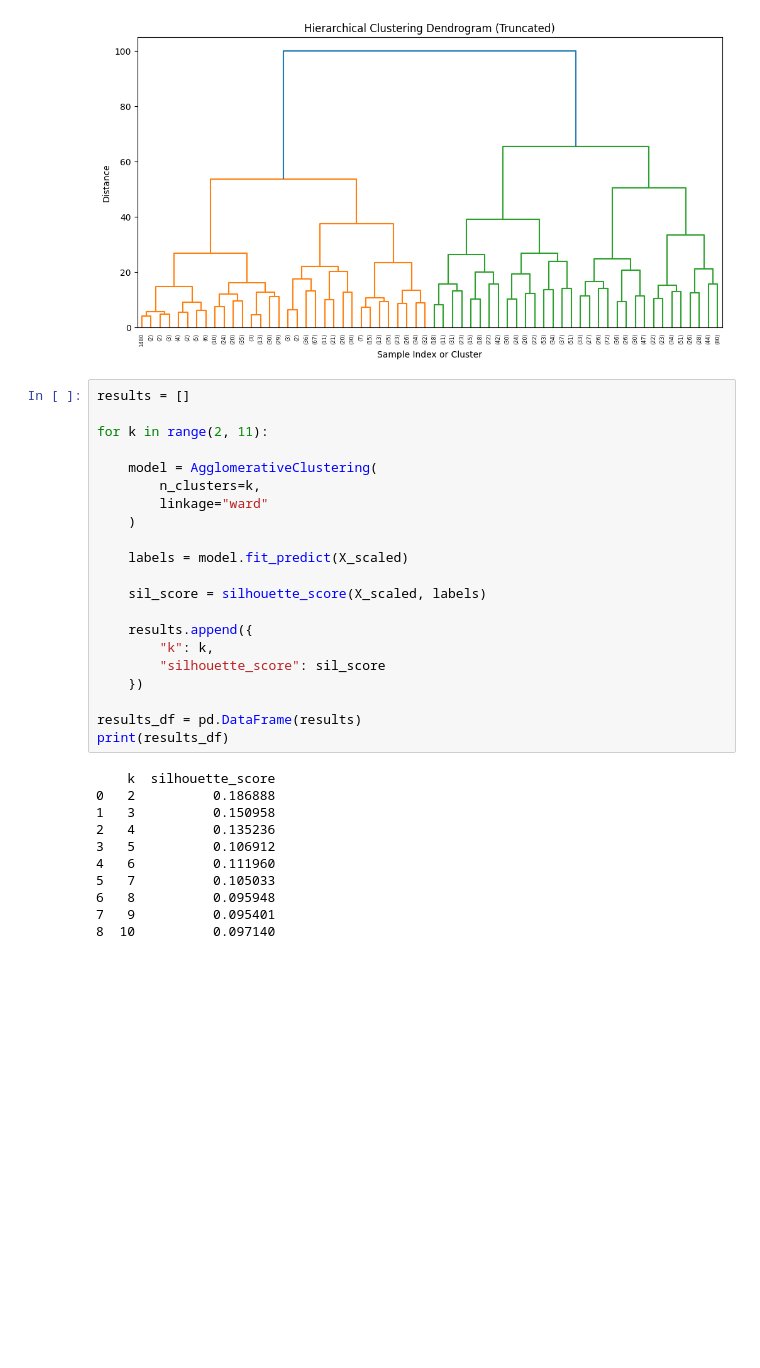
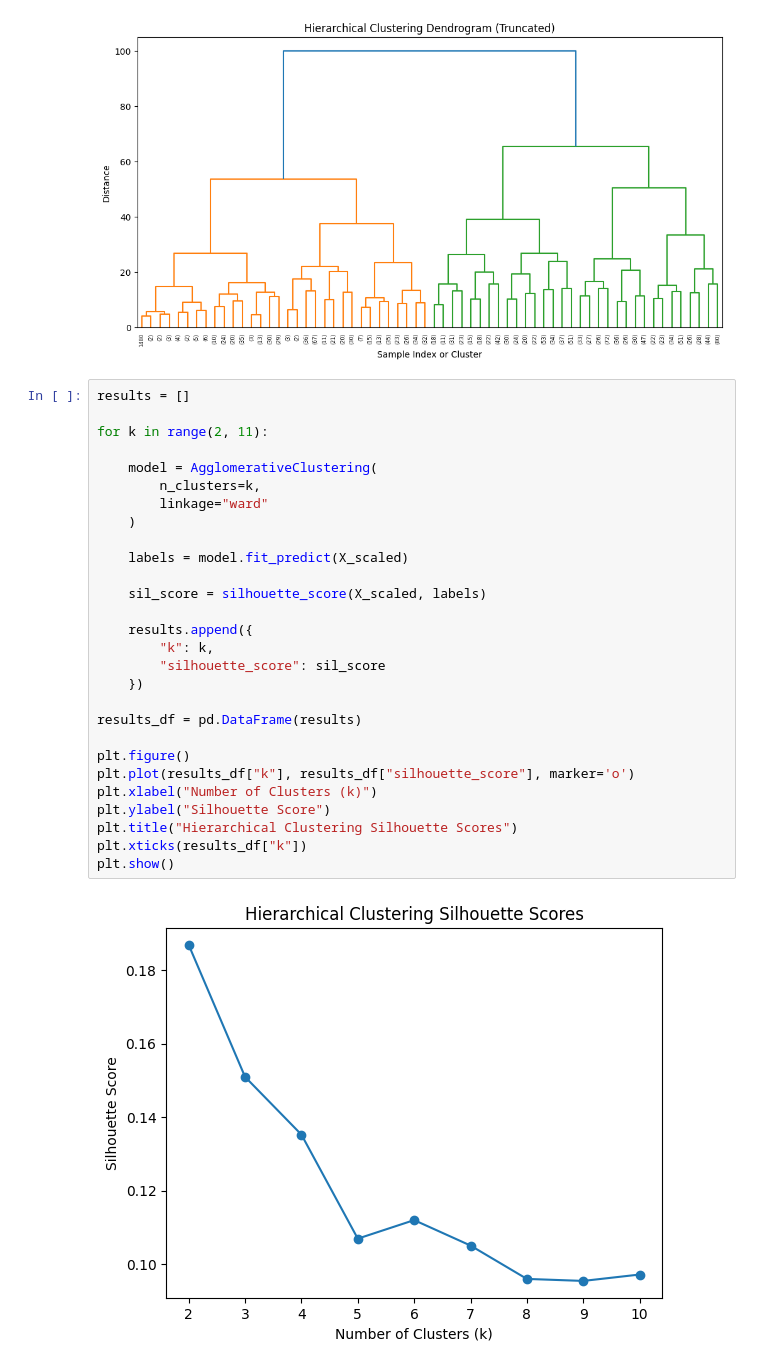
Before and after one commit to jtang6031/siads-696-nba-injury-prediction, a Jupyter notebook: notebooks/06_unsupervised_models.ipynb, the cells around one changed output. Drawn from its saved outputs; the diff is of its cells as text; blank space fills up the shorter version.

```diff
--- a/notebooks/06_unsupervised_models.ipynb
+++ b/notebooks/06_unsupervised_models.ipynb
@@ -125,32 +147,30 @@ plt.show()
 # %%
 results = []
 
 for k in range(2, 11):
 
     model = AgglomerativeClustering(
         n_clusters=k,
         linkage="ward"
     )
 
     labels = model.fit_predict(X_scaled)
 
     sil_score = silhouette_score(X_scaled, labels)
 
     results.append({
         "k": k,
         "silhouette_score": sil_score
     })
 
 results_df = pd.DataFrame(results)
-print(results_df)
+
+plt.figure()
+plt.plot(results_df["k"], results_df["silhouette_score"], marker='o')
+plt.xlabel("Number of Clusters (k)")
+plt.ylabel("Silhouette Score")
+plt.title("Hierarchical Clustering Silhouette Scores")
+plt.xticks(results_df["k"])
+plt.show()
 # %% [output]
-    k  silhouette_score
-0   2          0.186888
-1   3          0.150958
-2   4          0.135236
-3   5          0.106912
-4   6          0.111960
-5   7          0.105033
-6   8          0.095948
-7   9          0.095401
-8  10          0.097140
+[figure, added]
```
Also changed, not shown: parts of 21 cells of this notebook.
